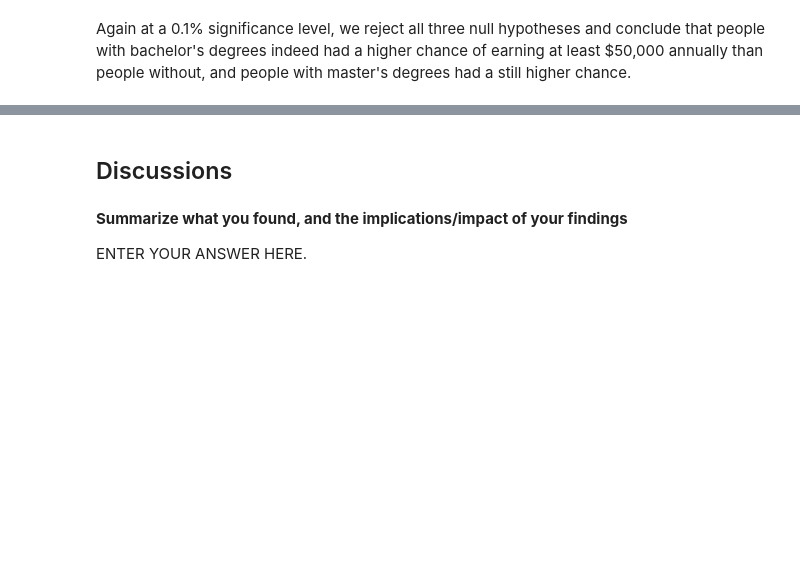
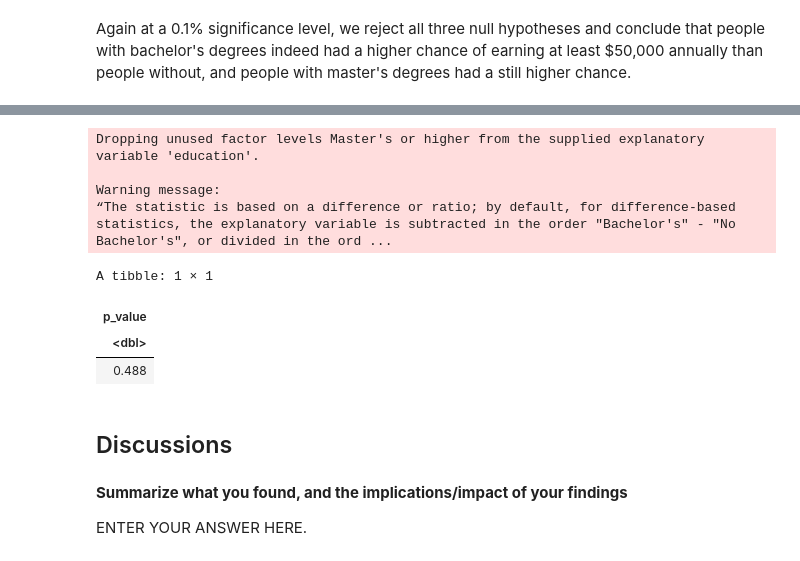
Before and after one commit to Julian-UBC/project-32, a Jupyter notebook: education_income.ipynb, the cells around one changed output, grey strips where cells are left out. Saved outputs shown, nothing was run; the diff lists cells and outputs as text; code cells hidden in the pictures; blank space fills up the shorter version.

```diff
--- a/education_income.ipynb
+++ b/education_income.ipynb
@@ -251,0 +307,18 @@ Again at a 0.1% significance level, we reject all three null hypotheses and conc
+# %%
+data1 <- data_40 |> filter(education == "Bachelor's" | education == "No Bachelor's")
+data2 <- data_40 |> filter(education == "Bachelor's" | education == "Master's or higher")
+data3 <- data_40 |> filter(education == "No Bachelor's" | education == "Master's or higher")
+
+# func(data1)
+
+func(data1) |>
+    get_p_value(obs_stat = sample_statistics$prop[2] - sample_statistics$prop[1], direction="right")
+# %% [output]
+Dropping unused factor levels Master's or higher from the supplied explanatory variable 'education'.
+
+Warning message:
+“The statistic is based on a difference or ratio; by default, for difference-based statistics, the explanatory variable is subtracted in the order "Bachelor's" - "No Bachelor's", or divided in the ord ...
+A tibble: 1 × 1
+| p_value |
+| <dbl> |
+| 0.488 |
```
Also changed, not shown: parts of 9 cells of this notebook.
